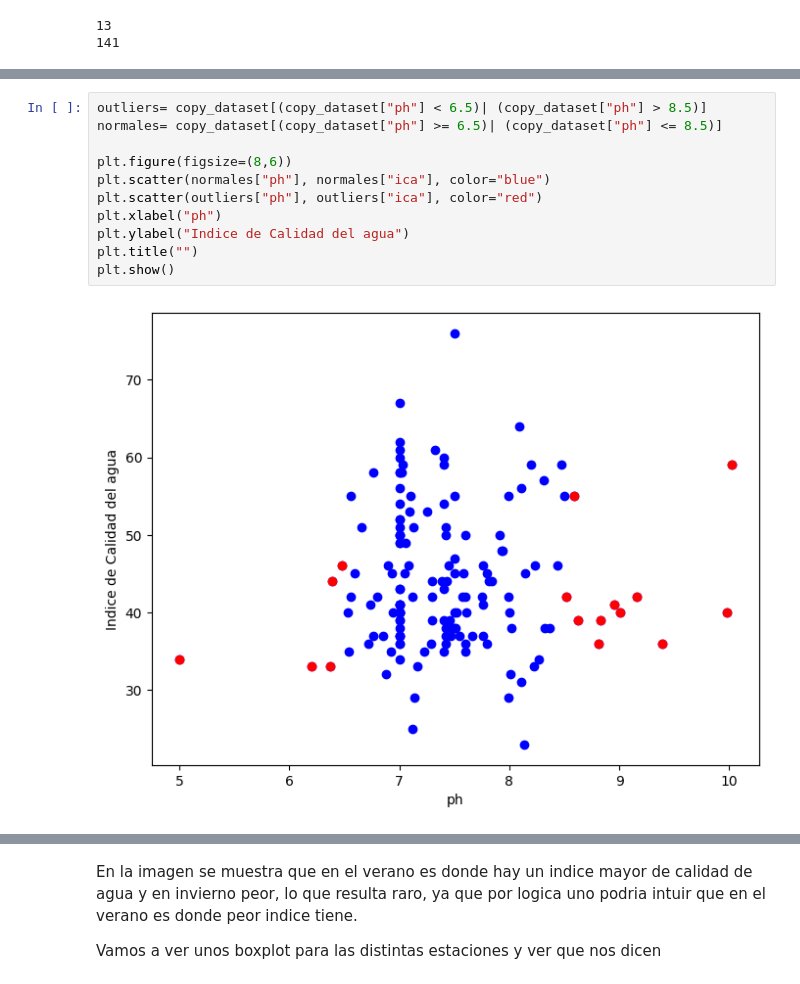
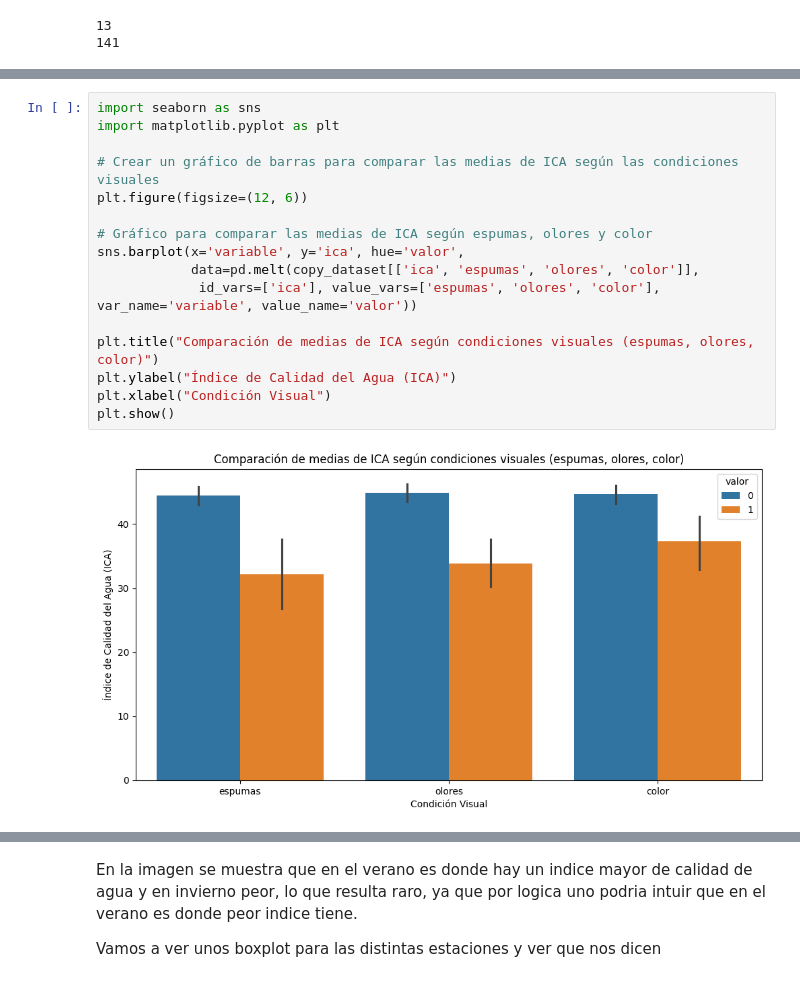
Before and after one commit to muller10000/tp-especial-ciencia-datos, a Jupyter notebook: Ejercicioespecial.ipynb, the cells around one changed output, grey strips where cells are left out. Saved outputs shown, nothing was run; the diff lists cells and outputs as text.

```diff
--- a/Ejercicioespecial.ipynb
+++ b/Ejercicioespecial.ipynb
@@ -621,16 +618,21 @@ plt.show()
-# %%
-outliers= copy_dataset[(copy_dataset["ph"] < 6.5)| (copy_dataset["ph"] > 8.5)]
-normales= copy_dataset[(copy_dataset["ph"] >= 6.5)| (copy_dataset["ph"] <= 8.5)]
-
-plt.figure(figsize=(8,6))
-plt.scatter(normales["ph"], normales["ica"], color="blue")
-plt.scatter(outliers["ph"], outliers["ica"], color="red")
-plt.xlabel("ph")
-plt.ylabel("Indice de Calidad del agua")
-plt.title("")
-plt.show()
-# %% [output]
-[figure, removed]
+# %%
+import seaborn as sns
+import matplotlib.pyplot as plt
+
+# Crear un gráfico de barras para comparar las medias de ICA según las condiciones visuales
+plt.figure(figsize=(12, 6))
+
+# Gráfico para comparar las medias de ICA según espumas, olores y color
+sns.barplot(x='variable', y='ica', hue='valor',
+            data=pd.melt(copy_dataset[['ica', 'espumas', 'olores', 'color']],
+             id_vars=['ica'], value_vars=['espumas', 'olores', 'color'], var_name='variable', value_name='valor'))
+
+plt.title("Comparación de medias de ICA según condiciones visuales (espumas, olores, color)")
+plt.ylabel("Índice de Calidad del Agua (ICA)")
+plt.xlabel("Condición Visual")
+plt.show()
+# %% [output]
+[figure, added]
 # %%
 plt.bar(copy_dataset["fecha"],copy_dataset["ica"])
 plt.xlabel("fechas")
```
Also changed, not shown: parts of 43 cells of this notebook.
